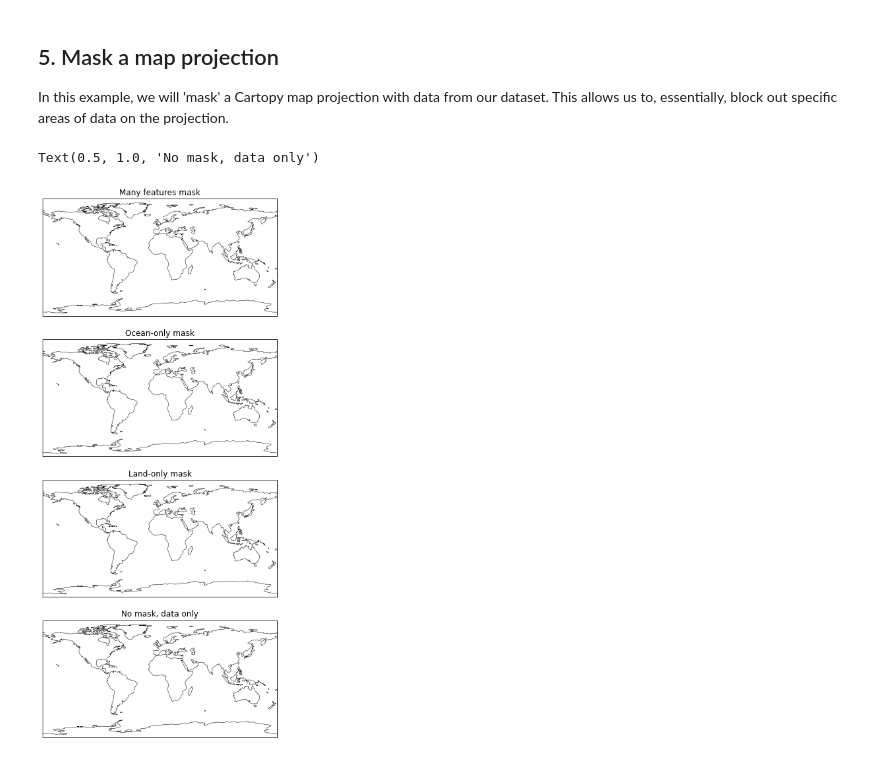
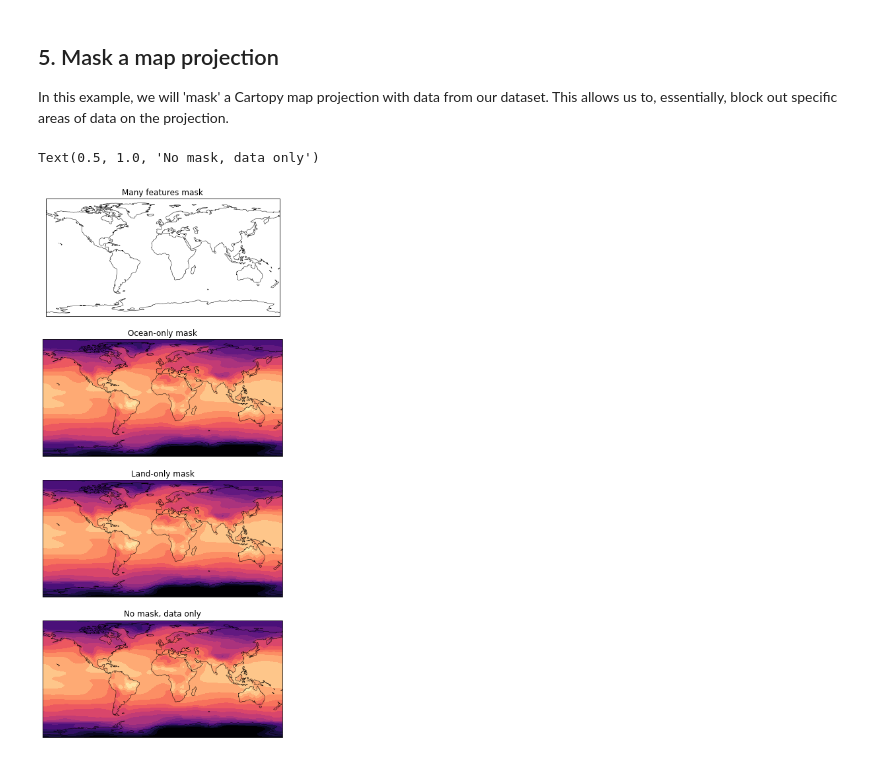
Before and after one commit to michaelavs/cartopy_tutorial, a Jupyter notebook: cartopy_tutorial.ipynb, the cells around one changed output. Cells and saved outputs as stored; diff of their text form; code cells hidden in the pictures.

```diff
--- a/cartopy_tutorial.ipynb
+++ b/cartopy_tutorial.ipynb
@@ -151,78 +147,77 @@ t = mask.TS.isel(time=0)
 # Use a GeoCAT-viz function to fix the artifact of not-shown-data around 0 and 360-degree longitudes
 t = gvutil.xr_add_cyclic_longitudes(t, "lon")
 
-# Generate
+# Create a figure object
 fig = plt.figure(figsize=(10, 15))
 
 # Plot first plot
-# Generate axes using Cartopy, draw coastlines, and add other map features
+# Generate axes using Cartopy and draw coastlines
 proj = ccrs.PlateCarree()
 ax = plt.subplot(4, 1, 1, projection=proj)
 ax.coastlines(linewidths=0.5)
 
-# Lets mask out the LAND, LAKES, and OCEAN in this projection
-# ax.add_feature(cfeature., color="")
-# ax.add_feature(cfeature., color="")
-# ax.add_feature(cfeature., color="")
+# Lets mask out a couple of the features in this projection
+# Mask land
+
+# Mask lakes
+
+# Mask oceans
+
 
 plt.title("Many features mask")
 
 # Plot second plot
 ax1 = plt.subplot(4, 1, 2, projection=proj)
 ax1.coastlines(linewidths=0.5)
 
 # Contourf-plot data
-# t.plot.contourf(ax=ax1,
-# #               transform=,
-#                vmin=235,
-#                vmax=315,
-#                levels=18,
-#                cmap='magma',
-#                add_colorbar=False)
+t.plot.contourf(ax=ax1,
+               transform=proj,
+               vmin=235,
+               vmax=315,
+               levels=18,
+               cmap='magma',
+               add_colorbar=False)
 
 
-# Mask ocean data by changing adding ocean feature and changing its zorder
-# ax1.add_feature(cfeature., zorder=1, color="", edgecolor="")
+# Mask ocean data by adding ocean feature and changing its zorder
+
 
 plt.title("Ocean-only mask")
 
 # Plot third plot
 ax2 = plt.subplot(4, 1, 3, projection=proj)
 ax2.coastlines(linewidths=0.5)
 
 # Contourf-plot data
-# t.plot.contourf(ax=ax2,
-# #                transform=,
-#                vmin=235,
-#                vmax=315,
-#                levels=18,
-#                cmap='magma',
-#                add_colorbar=False)
+t.plot.contourf(ax=ax2,
+               transform=proj,
+               vmin=235,
+               vmax=315,
+               levels=18,
+               cmap='magma',
+               add_colorbar=False)
 
 
-# Mask ocean data by changing adding ocean feature and changing its zorder
-# ax2.add_feature(cfeature., zorder=, color="", edgecolor="")
+# Mask land data by changing adding ocean feature and changing its zorder
+
 
 plt.title("Land-only mask")
 
 # Plot fourth plot
 ax3 = plt.subplot(4, 1, 4, projection=proj)
 ax3.coastlines(linewidths=0.5)
 
 # Contourf-plot data
-# t.plot.contourf(ax=ax3,
-# #                transform=,
-#                vmin=235,
-#                vmax=315,
-#                levels=18,
-#                cmap='magma',
-#                add_colorbar=False)
-
-
-# Mask ocean data by changing adding ocean feature and changing its zorder
-# ax3.add_feature(cfeature.LAND, zorder=10, color="green", edgecolor='k')
+t.plot.contourf(ax=ax3,
+               transform=proj,
+               vmin=235,
+               vmax=315,
+               levels=18,
+               cmap='magma',
+               add_colorbar=False)
 
 plt.title("No mask, data only")
 # %% [output]
 Text(0.5, 1.0, 'No mask, data only')
-[figure, old version]
+[figure, new version]
```
Also changed, not shown: parts of 6 cells of this notebook.
